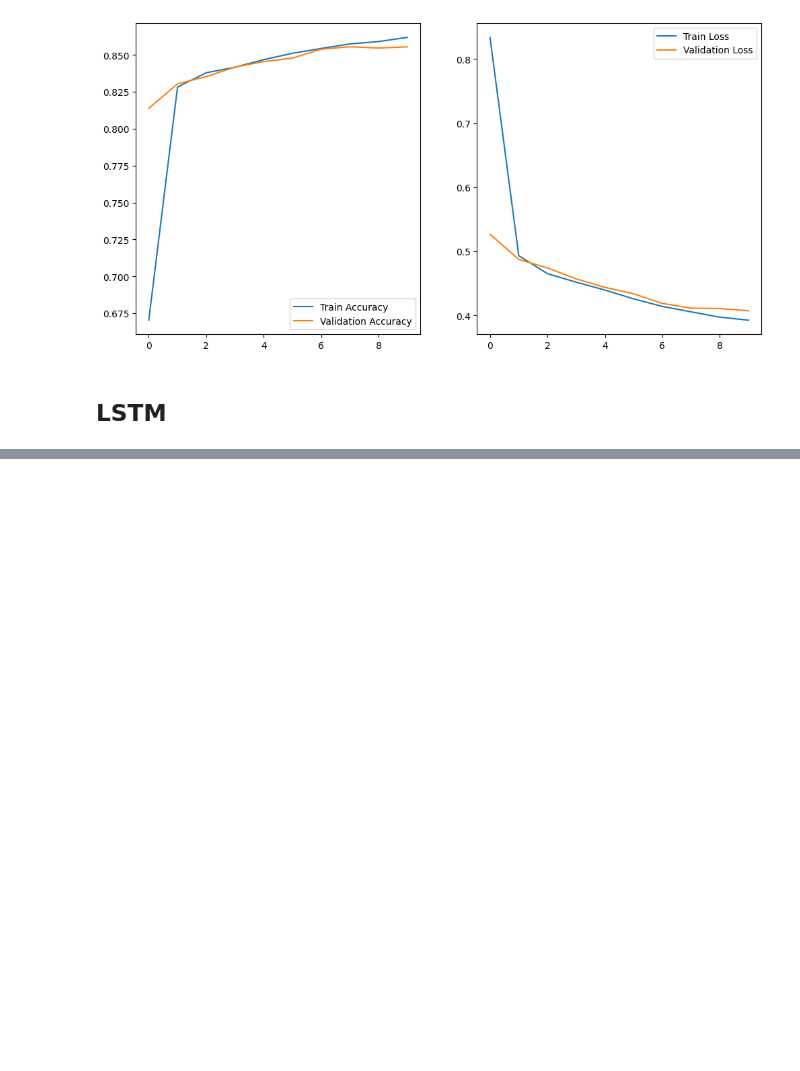
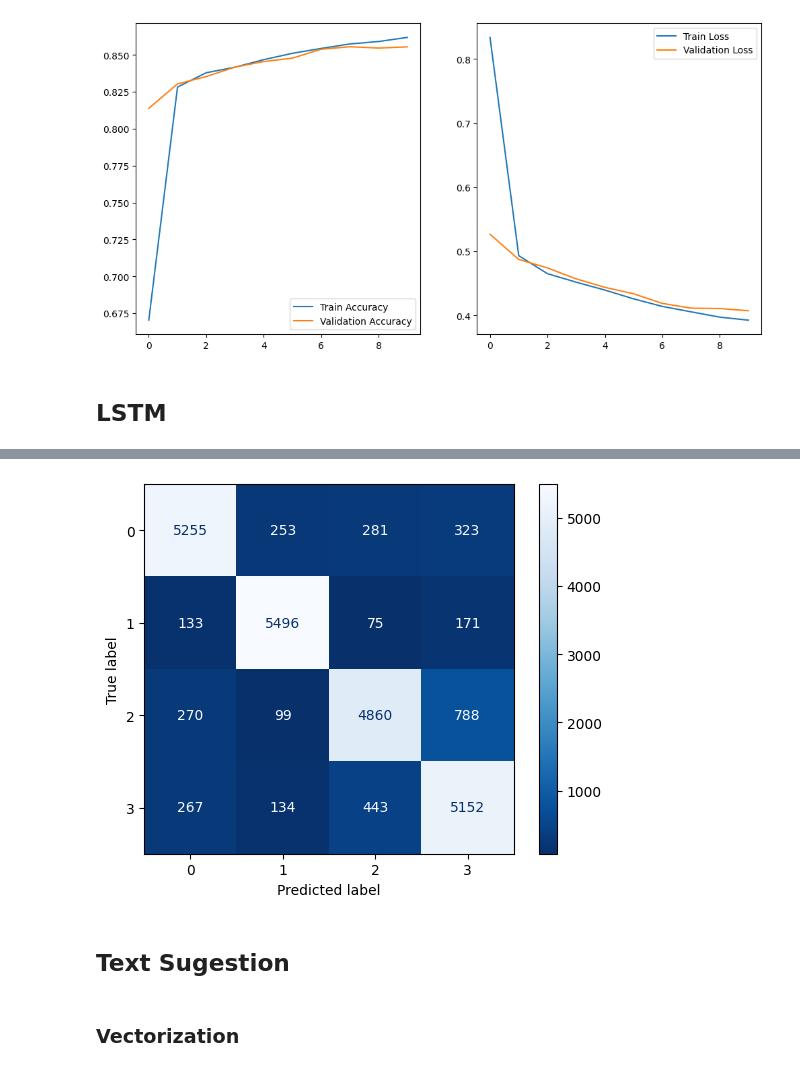
Before and after one commit to MarcosRMG/deep_learning, a Jupyter notebook: notebooks/keras_classification.ipynb, the cells around one changed output, grey strips where cells are left out. Cells and saved outputs as stored; diff of their text form; code cells hidden in the pictures; blank space fills up the shorter version.

Commit message:
feat: work pred

```diff
--- a/notebooks/keras_classification.ipynb
+++ b/notebooks/keras_classification.ipynb
@@ -264,0 +350,27 @@ plot_results(history, epochs)
+# %%
+final_model = tf.keras.Sequential([
+    encoder,
+    tf.keras.layers.Embedding(
+        input_dim=len(encoder.get_vocabulary()),
+        output_dim=96,
+        mask_zero=True
+    ),
+    tf.keras.layers.Bidirectional(tf.keras.layers.LSTM(
+        units=64,
+        return_sequences=True
+    )),
+    tf.keras.layers.Bidirectional(tf.keras.layers.LSTM(
+        units=32
+    )),
+    tf.keras.layers.Dense(
+        units=96,
+        activation='relu'
+    ),
+    tf.keras.layers.Dropout(rate=0.2),
+    tf.keras.layers.Dense(4, activation='softmax')
+])
+# %%
+# Compilar o modelo final
+final_model.compile(optimizer='adam', loss='sparse_categorical_crossentropy', metrics=['accuracy'])
+# %%
+final_model.fit(X_train, y_train, epochs=10, validation_data=(X_test, y_test))
@@ -264,0 +400,2 @@ plot_results(history, epochs)
+# %%
+y_pred = final_model.predict(X_test).argmax(axis=1)
@@ -264,0 +404,11 @@ plot_results(history, epochs)
+# %%
+conf_matrix = confusion_matrix(y_test, y_pred)
+disp = ConfusionMatrixDisplay(conf_matrix, display_labels=[0, 1, 2, 3])
+disp.plot(cmap='Blues_r')
+plt.show()
+# %% [output]
+[figure, added]
+# %% [markdown]
+## Text Sugestion
+# %% [markdown]
+### Vectorization
```
Also changed, not shown: parts of 28 cells of this notebook.
